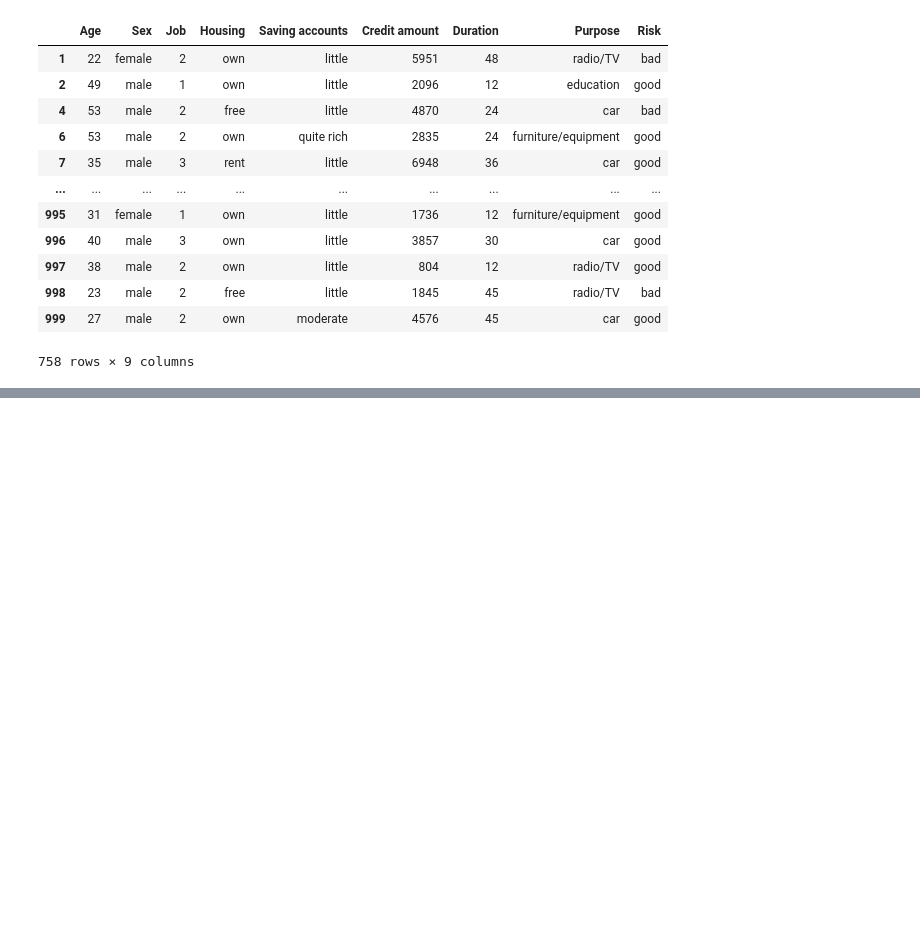
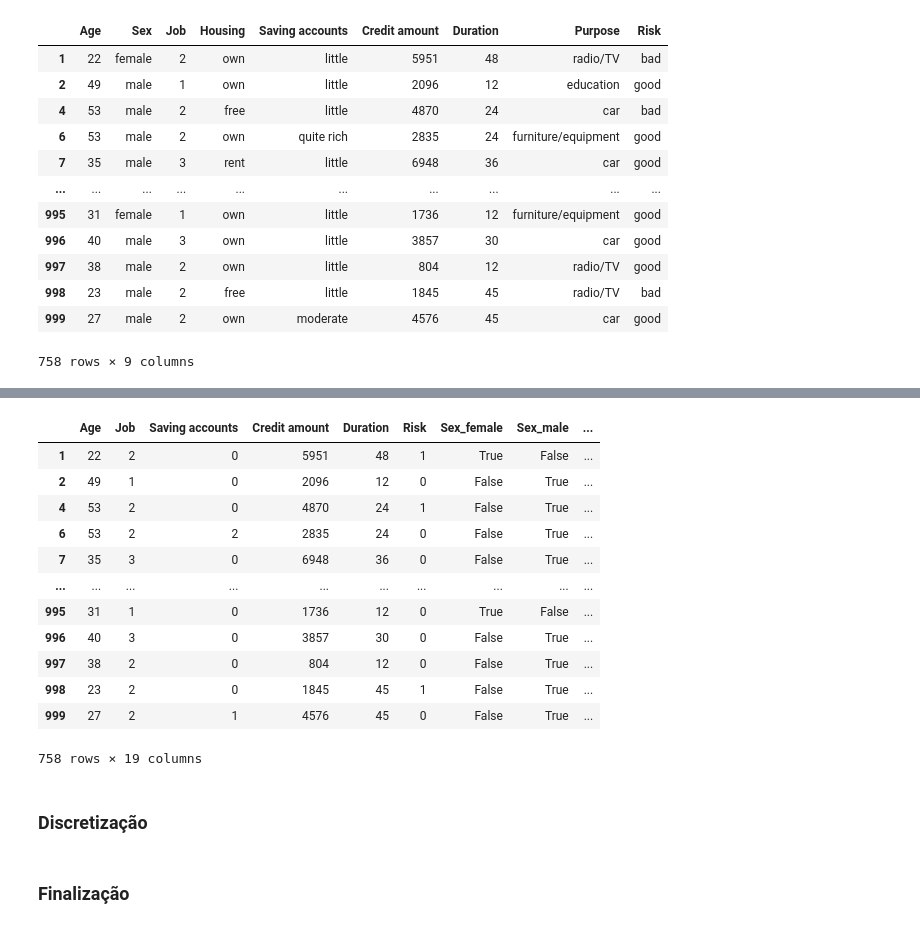
Before and after one commit to BrunoWolf03/T1-INF1038, a Jupyter notebook: src/preproc.ipynb, the cells around one changed output, grey strips where cells are left out. Cells and saved outputs as stored; diff of their text form; code cells hidden in the pictures; blank space fills up the shorter version.

```diff
--- a/src/preproc.ipynb
+++ b/src/preproc.ipynb
@@ -78,0 +127,20 @@ Q3: 3850.0
+# %%
+df
+# %% [output]
+|  | Age | Job | Saving accounts | Credit amount | Duration | Risk | Sex_female | Sex_male | ... |
+| 1 | 22 | 2 | 0 | 5951 | 48 | 1 | True | False | ... |
+| 2 | 49 | 1 | 0 | 2096 | 12 | 0 | False | True | ... |
+| 4 | 53 | 2 | 0 | 4870 | 24 | 1 | False | True | ... |
+| 6 | 53 | 2 | 2 | 2835 | 24 | 0 | False | True | ... |
+| 7 | 35 | 3 | 0 | 6948 | 36 | 0 | False | True | ... |
+| ... | ... | ... | ... | ... | ... | ... | ... | ... | ... |
+| 995 | 31 | 1 | 0 | 1736 | 12 | 0 | True | False | ... |
+| 996 | 40 | 3 | 0 | 3857 | 30 | 0 | False | True | ... |
+| 997 | 38 | 2 | 0 | 804 | 12 | 0 | False | True | ... |
+| 998 | 23 | 2 | 0 | 1845 | 45 | 1 | False | True | ... |
+| 999 | 27 | 2 | 1 | 4576 | 45 | 0 | False | True | ... |
+758 rows × 19 columns
+# %% [markdown]
+### Discretização
+# %% [markdown]
+### Finalização
```
Also changed, not shown: parts of 12 cells of this notebook, 3 other files.
